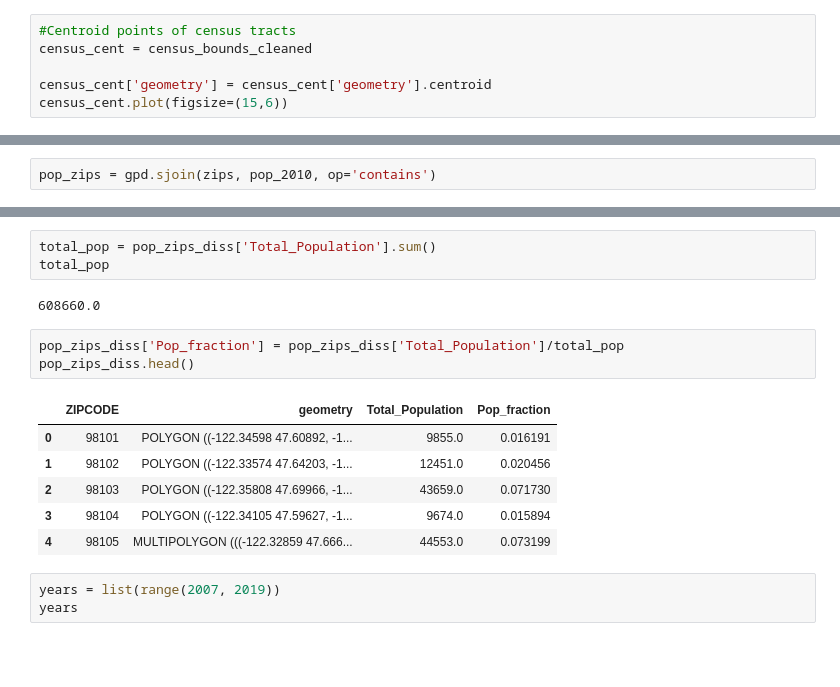
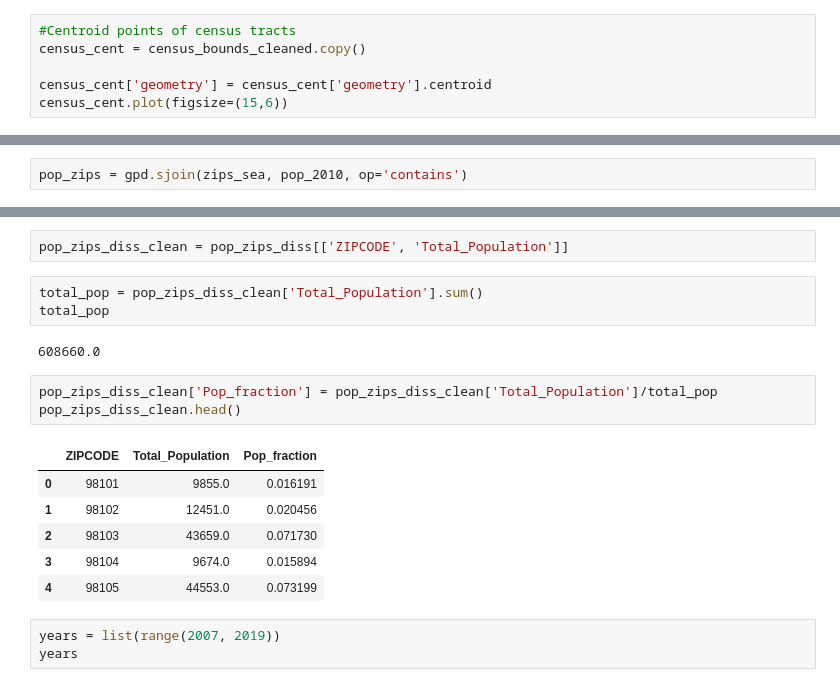
Before and after one commit to Greening-Seattle/Prediction, a Jupyter notebook: Data_Compiler.ipynb, the cells around one changed output, grey strips where cells are left out. Saved outputs shown, nothing was run; the diff lists cells and outputs as text; blank space fills up the shorter version.

```diff
--- a/Data_Compiler.ipynb
+++ b/Data_Compiler.ipynb
@@ -43,7 +48,7 @@ census_bounds_cleaned['NAME10'] = census_bounds_cleaned['NAME10'].astype(float)
 We also need to get the centroids of the census tract data for the population data set.
 # %%
 #Centroid points of census tracts
-census_cent = census_bounds_cleaned
+census_cent = census_bounds_cleaned.copy()
 
 census_cent['geometry'] = census_cent['geometry'].centroid
 census_cent.plot(figsize=(15,6))
@@ -270,5 +332,5 @@ pop_2010.head()
 # %%
-pop_zips = gpd.sjoin(zips, pop_2010, op='contains')
+pop_zips = gpd.sjoin(zips_sea, pop_2010, op='contains')
 # %%
 pop_zips.head()
 # %% [output]
@@ -305,21 +372,23 @@ pop_zips_diss.head()
 | 2 | 98103 | POLYGON ((-122.35808 47.69966, -1... | 43659.0 |
 | 3 | 98104 | POLYGON ((-122.34105 47.59627, -1... | 9674.0 |
 | 4 | 98105 | MULTIPOLYGON (((-122.32859 47.666... | 44553.0 |
+# %%
+pop_zips_diss_clean = pop_zips_diss[['ZIPCODE', 'Total_Population']]
 # %%
-total_pop = pop_zips_diss['Total_Population'].sum()
+total_pop = pop_zips_diss_clean['Total_Population'].sum()
 total_pop
 # %% [output]
 608660.0
 # %%
-pop_zips_diss['Pop_fraction'] = pop_zips_diss['Total_Population']/total_pop
-pop_zips_diss.head()
+pop_zips_diss_clean['Pop_fraction'] = pop_zips_diss_clean['Total_Population']/total_pop
+pop_zips_diss_clean.head()
 # %% [output]
-|  | ZIPCODE | geometry | Total_Population | Pop_fraction |
-| 0 | 98101 | POLYGON ((-122.34598 47.60892, -1... | 9855.0 | 0.016191 |
-| 1 | 98102 | POLYGON ((-122.33574 47.64203, -1... | 12451.0 | 0.020456 |
-| 2 | 98103 | POLYGON ((-122.35808 47.69966, -1... | 43659.0 | 0.071730 |
-| 3 | 98104 | POLYGON ((-122.34105 47.59627, -1... | 9674.0 | 0.015894 |
-| 4 | 98105 | MULTIPOLYGON (((-122.32859 47.666... | 44553.0 | 0.073199 |
+|  | ZIPCODE | Total_Population | Pop_fraction |
+| 0 | 98101 | 9855.0 | 0.016191 |
+| 1 | 98102 | 12451.0 | 0.020456 |
+| 2 | 98103 | 43659.0 | 0.071730 |
+| 3 | 98104 | 9674.0 | 0.015894 |
+| 4 | 98105 | 44553.0 | 0.073199 |
 # %%
 years = list(range(2007, 2019))
 years
```
Also changed, not shown: parts of 47 cells of this notebook.
